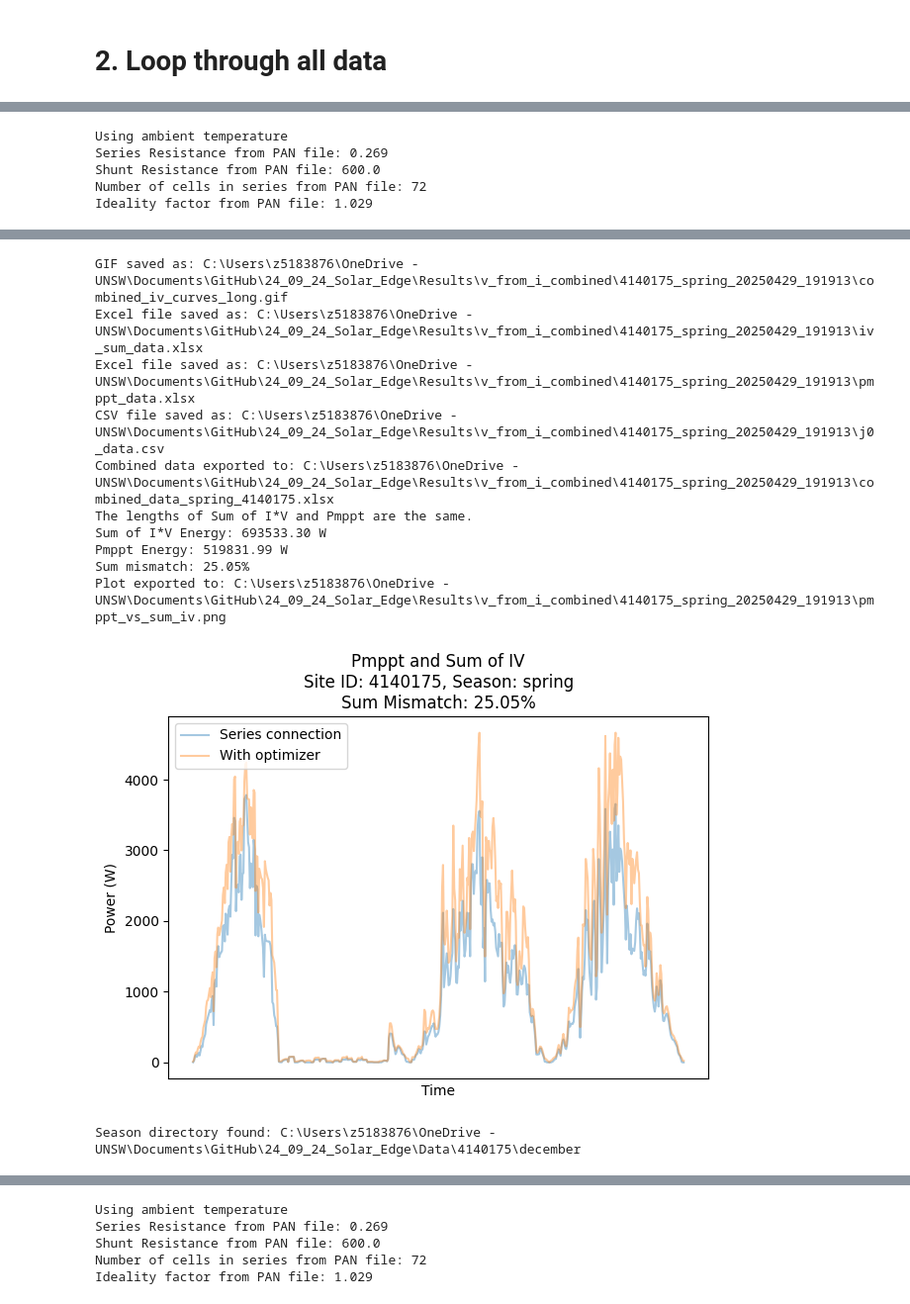
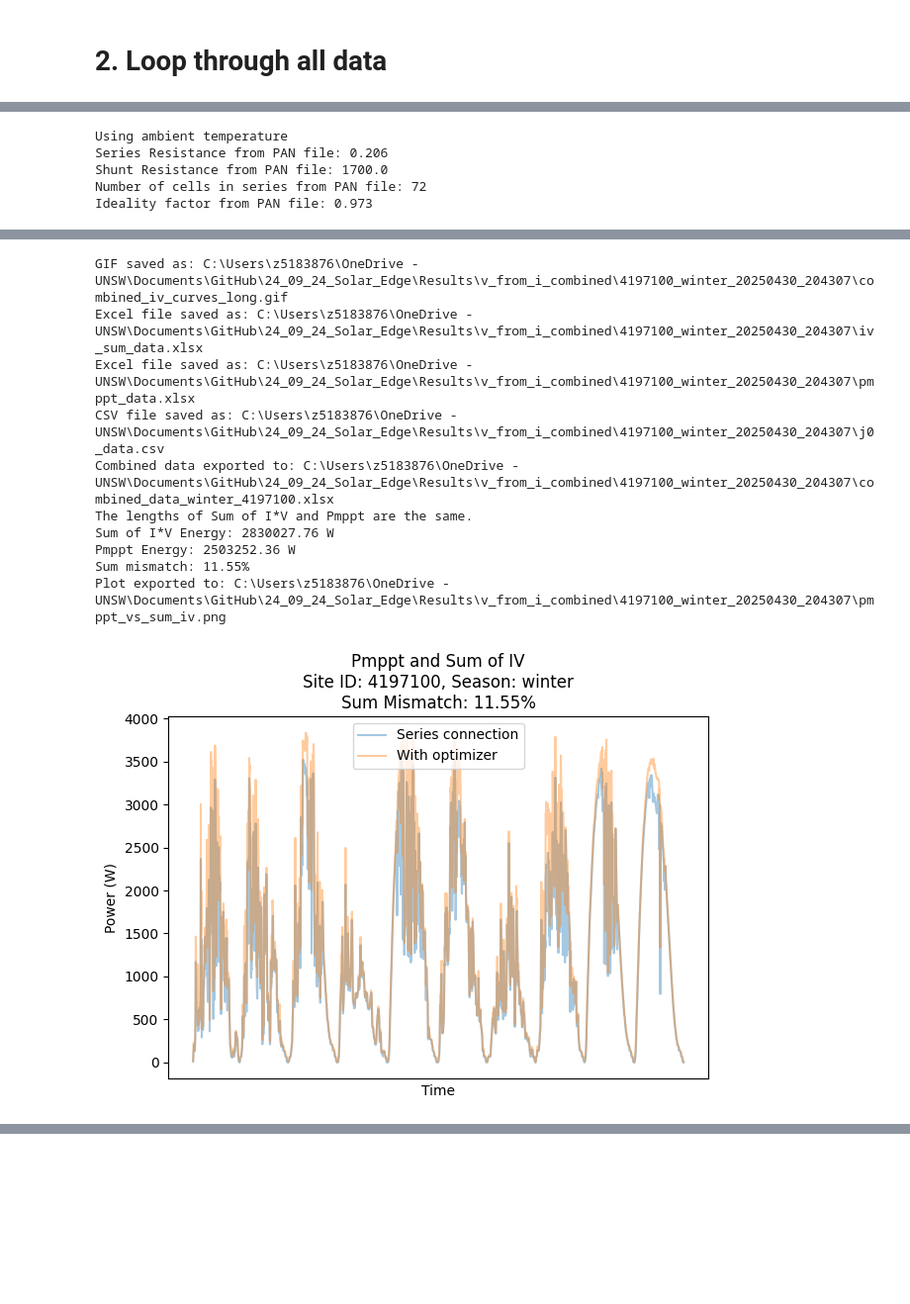
Before and after one commit to sijinwnag/24_09_24_Solar_Edge, a Jupyter notebook: Code/25_04_27_Mismatch_results_generator.ipynb, the cells around one changed output, grey strips where cells are left out. Shown: that part at 99% size. Drawn from its saved outputs; the diff is of its cells as text; code cells hidden in the pictures; blank space fills up the shorter version.

```diff
--- a/Code/25_04_27_Mismatch_results_generator.ipynb
+++ b/Code/25_04_27_Mismatch_results_generator.ipynb
@@ -89,10 +89,10 @@ seasons = ['spring', 'summer', 'autumn', 'winter']
 boltzmann_constant = const.Boltzmann  # Boltzmann constant in J/K
 electron_charge = const.e  # Elementary charge in C
 
-for site_id in site_ids:
+for site_id in ['4197100']:
 
     #============= find the site_id directory =============
-    for season in seasons:
+    for season in ['winter']:
         # Find the directory containing the site_id
         site_dir = [d for d in os.listdir(data_dir) if site_id in d][0]
 
@@ -626,5 +626,5 @@ Season directory found: C:\Users\z5183876\OneDrive - UNSW\Documents\GitHub\24_09
 Using ambient temperature
-Series Resistance from PAN file: 0.269
-Shunt Resistance from PAN file: 600.0
+Series Resistance from PAN file: 0.206
+Shunt Resistance from PAN file: 1700.0
 Number of cells in series from PAN file: 72
-Ideality factor from PAN file: 1.029
+Ideality factor from PAN file: 0.973
@@ -648,12 +648,11 @@ Horizontal comparison plot saved: C:\Users\z5183876\OneDrive - UNSW\Documents\Gi
-GIF saved as: C:\Users\z5183876\OneDrive - UNSW\Documents\GitHub\24_09_24_Solar_Edge\Results\v_from_i_combined\4140175_spring_20250429_191913\combined_iv_curves_long.gif
-Excel file saved as: C:\Users\z5183876\OneDrive - UNSW\Documents\GitHub\24_09_24_Solar_Edge\Results\v_from_i_combined\4140175_spring_20250429_191913\iv_sum_data.xlsx
-Excel file saved as: C:\Users\z5183876\OneDrive - UNSW\Documents\GitHub\24_09_24_Solar_Edge\Results\v_from_i_combined\4140175_spring_20250429_191913\pmppt_data.xlsx
-CSV file saved as: C:\Users\z5183876\OneDrive - UNSW\Documents\GitHub\24_09_24_Solar_Edge\Results\v_from_i_combined\4140175_spring_20250429_191913\j0_data.csv
-Combined data exported to: C:\Users\z5183876\OneDrive - UNSW\Documents\GitHub\24_09_24_Solar_Edge\Results\v_from_i_combined\4140175_spring_20250429_191913\combined_data_spring_4140175.xlsx
+GIF saved as: C:\Users\z5183876\OneDrive - UNSW\Documents\GitHub\24_09_24_Solar_Edge\Results\v_from_i_combined\4197100_winter_20250430_204307\combined_iv_curves_long.gif
+Excel file saved as: C:\Users\z5183876\OneDrive - UNSW\Documents\GitHub\24_09_24_Solar_Edge\Results\v_from_i_combined\4197100_winter_20250430_204307\iv_sum_data.xlsx
+Excel file saved as: C:\Users\z5183876\OneDrive - UNSW\Documents\GitHub\24_09_24_Solar_Edge\Results\v_from_i_combined\4197100_winter_20250430_204307\pmppt_data.xlsx
+CSV file saved as: C:\Users\z5183876\OneDrive - UNSW\Documents\GitHub\24_09_24_Solar_Edge\Results\v_from_i_combined\4197100_winter_20250430_204307\j0_data.csv
+Combined data exported to: C:\Users\z5183876\OneDrive - UNSW\Documents\GitHub\24_09_24_Solar_Edge\Results\v_from_i_combined\4197100_winter_20250430_204307\combined_data_winter_4197100.xlsx
 The lengths of Sum of I*V and Pmppt are the same.
-Sum of I*V Energy: 693533.30 W
-Pmppt Energy: 519831.99 W
-Sum mismatch: 25.05%
-Plot exported to: C:\Users\z5183876\OneDrive - UNSW\Documents\GitHub\24_09_24_Solar_Edge\Results\v_from_i_combined\4140175_spring_20250429_191913\pmppt_vs_sum_iv.png
+Sum of I*V Energy: 2830027.76 W
+Pmppt Energy: 2503252.36 W
+Sum mismatch: 11.55%
+Plot exported to: C:\Users\z5183876\OneDrive - UNSW\Documents\GitHub\24_09_24_Solar_Edge\Results\v_from_i_combined\4197100_winter_20250430_204307\pmppt_vs_sum_iv.png
-[figure, old version]
+[figure, new version]
-Season directory found: C:\Users\z5183876\OneDrive - UNSW\Documents\GitHub\24_09_24_Solar_Edge\Data\4140175\december
@@ -661,5 +658,0 @@ Season directory found: C:\Users\z5183876\OneDrive - UNSW\Documents\GitHub\24_09
-Using ambient temperature
-Series Resistance from PAN file: 0.269
-Shunt Resistance from PAN file: 600.0
-Number of cells in series from PAN file: 72
-Ideality factor from PAN file: 1.029
```
Also changed, not shown: parts of 1 cell of this notebook, 2 other files.
